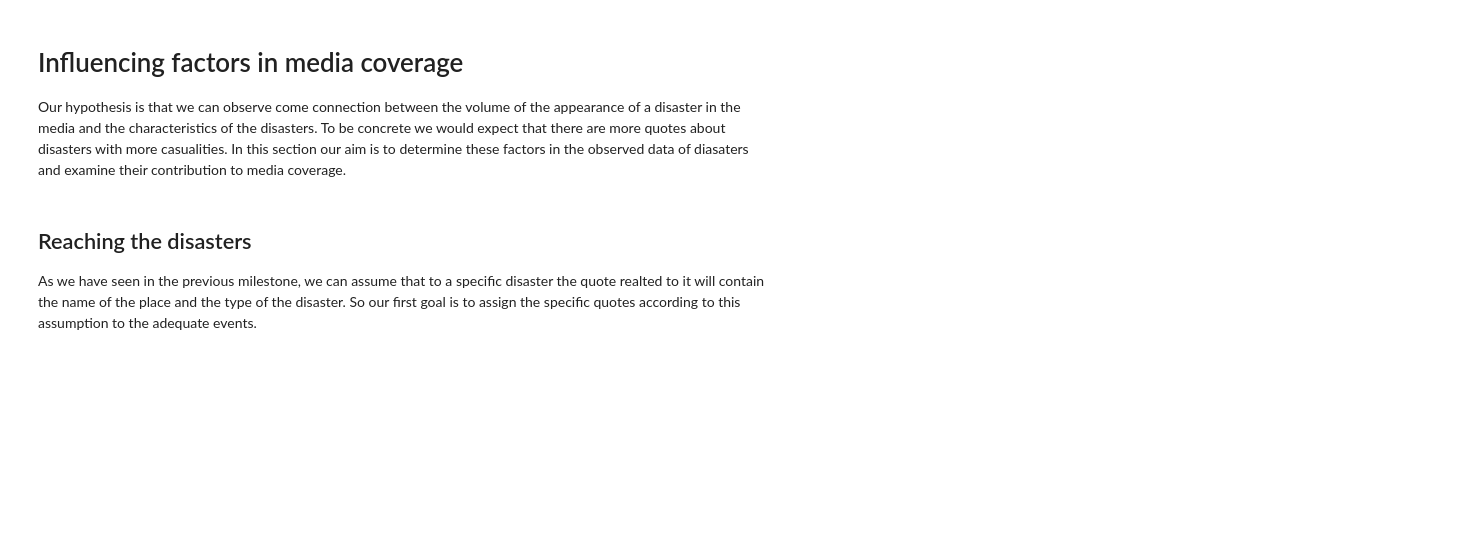
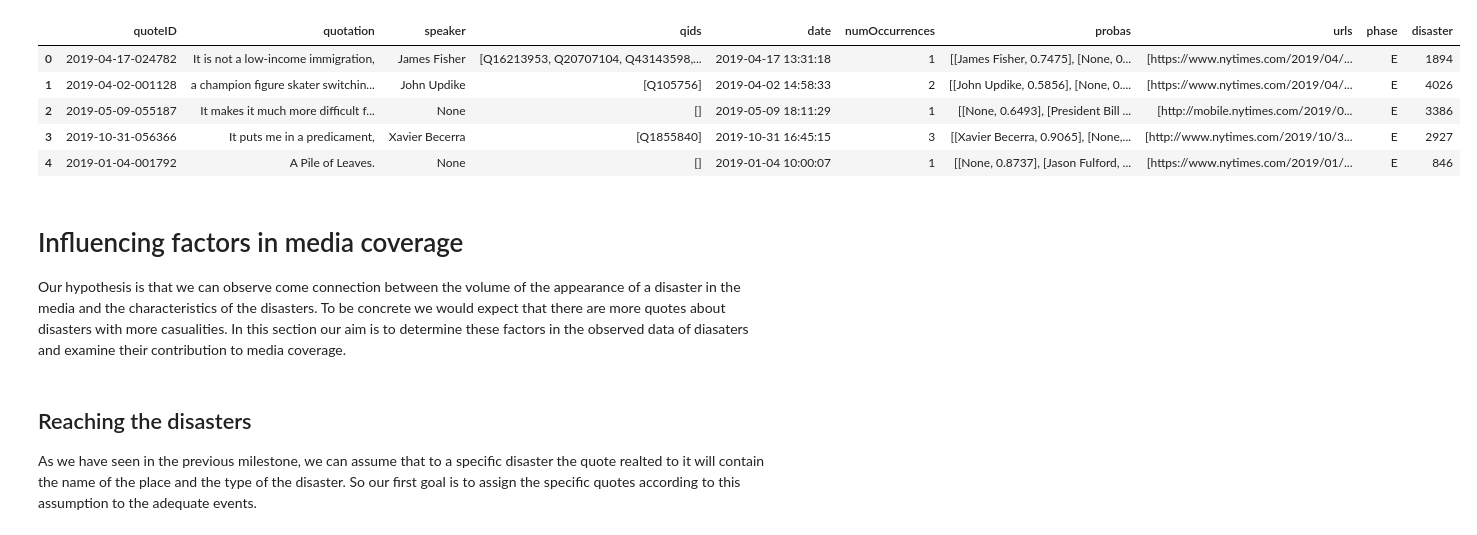
Before and after one commit to epfl-ada/ada-2021-project-hivemind, a Jupyter notebook: media_influencing_factors.ipynb, the cells around one changed output. Cells and saved outputs as stored; diff of their text form; code cells hidden in the pictures; blank space fills up the shorter version.

```diff
--- a/media_influencing_factors.ipynb
+++ b/media_influencing_factors.ipynb
@@ -1,6 +1,24 @@
 # %%
 import numpy as np
 import pandas as pd
+from tqdm import tqdm
+
+ds = pd.read_json('quotes-2019-nytimes.json', lines=True)
+# %%
+# just for the purpose to be abel to code smtg
+
+quote_num = ds.shape[0]
+dis_num = 4133
+
+ds['disaster']=np.random.randint(0, dis_num, quote_num)
+ds.head()
+# %% [output]
+|  | quoteID | quotation | speaker | qids | date | numOccurrences | probas | urls | phase | disaster |
+| 0 | 2019-04-17-024782 | It is not a low-income immigration, | James Fisher | [Q16213953, Q20707104, Q43143598,... | 2019-04-17 13:31:18 | 1 | [[James Fisher, 0.7475], [None, 0... | [https://www.nytimes.com/2019/04/... | E | 1894 |
+| 1 | 2019-04-02-001128 | a champion figure skater switchin... | John Updike | [Q105756] | 2019-04-02 14:58:33 | 2 | [[John Updike, 0.5856], [None, 0.... | [https://www.nytimes.com/2019/04/... | E | 4026 |
+| 2 | 2019-05-09-055187 | It makes it much more difficult f... | None | [] | 2019-05-09 18:11:29 | 1 | [[None, 0.6493], [President Bill ... | [http://mobile.nytimes.com/2019/0... | E | 3386 |
+| 3 | 2019-10-31-056366 | It puts me in a predicament, | Xavier Becerra | [Q1855840] | 2019-10-31 16:45:15 | 3 | [[Xavier Becerra, 0.9065], [None,... | [http://www.nytimes.com/2019/10/3... | E | 2927 |
+| 4 | 2019-01-04-001792 | A Pile of Leaves. | None | [] | 2019-01-04 10:00:07 | 1 | [[None, 0.8737], [Jason Fulford, ... | [https://www.nytimes.com/2019/01/... | E | 846 |
 # %% [markdown]
 # Influencing factors in media coverage
 
```
Also changed, not shown: parts of 11 cells of this notebook.
